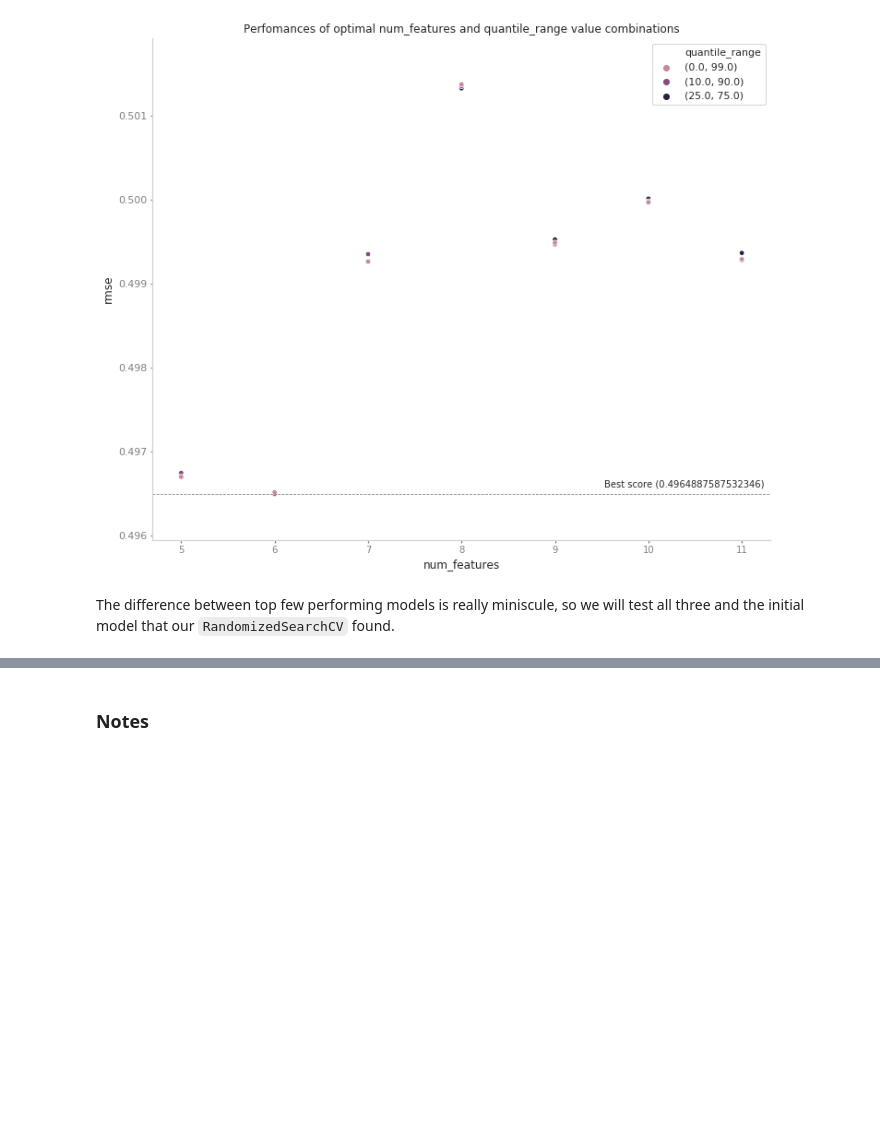
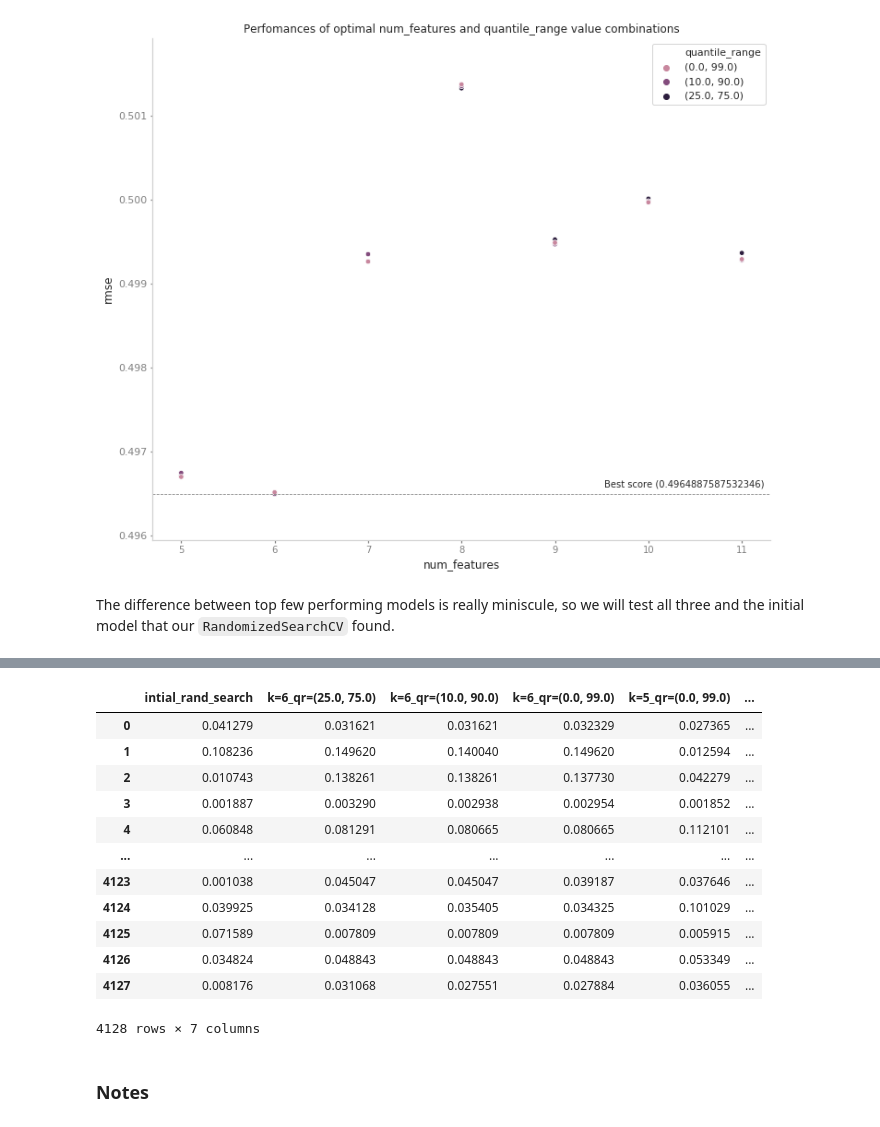
Before and after one commit to LukasRub/data-science-resources, a Jupyter notebook: machine.learning/model.selection/top.feature.selection/custom.transformers.scikit-learn/TopKFeatureSelector.ipynb, the cells around one changed output, grey strips where cells are left out. Saved outputs shown, nothing was run; the diff lists cells and outputs as text; code cells hidden in the pictures; blank space fills up the shorter version.

```diff
--- a/machine.learning/model.selection/top.feature.selection/custom.transformers.scikit-learn/TopKFeatureSelector.ipynb
+++ b/machine.learning/model.selection/top.feature.selection/custom.transformers.scikit-learn/TopKFeatureSelector.ipynb
@@ -804,6 +852,21 @@ for params in top_k_feat_cv_results_df.sort_values('rmse')[:top_k_models_to_test
 # %%
-test_predictions_df.head(30)
-from sklearn.metrics import mean_squared_error
+model_errors_df = pd.DataFrame()
 
 for col in test_predictions_df.columns[1:]:
-    print(f'{col}: {mean_squared_error(test_predictions_df.y_test, test_predictions_df[col])}')
+    model_errors_df[col] = (test_predictions_df['y_test'] - test_predictions_df[col]) ** 2
+
+model_errors_df
+# %% [output]
+|  | intial_rand_search | k=6_qr=(25.0, 75.0) | k=6_qr=(10.0, 90.0) | k=6_qr=(0.0, 99.0) | k=5_qr=(0.0, 99.0) | ... |
+| 0 | 0.041279 | 0.031621 | 0.031621 | 0.032329 | 0.027365 | ... |
+| 1 | 0.108236 | 0.149620 | 0.140040 | 0.149620 | 0.012594 | ... |
+| 2 | 0.010743 | 0.138261 | 0.138261 | 0.137730 | 0.042279 | ... |
+| 3 | 0.001887 | 0.003290 | 0.002938 | 0.002954 | 0.001852 | ... |
+| 4 | 0.060848 | 0.081291 | 0.080665 | 0.080665 | 0.112101 | ... |
+| ... | ... | ... | ... | ... | ... | ... |
+| 4123 | 0.001038 | 0.045047 | 0.045047 | 0.039187 | 0.037646 | ... |
+| 4124 | 0.039925 | 0.034128 | 0.035405 | 0.034325 | 0.101029 | ... |
+| 4125 | 0.071589 | 0.007809 | 0.007809 | 0.007809 | 0.005915 | ... |
+| 4126 | 0.034824 | 0.048843 | 0.048843 | 0.048843 | 0.053349 | ... |
+| 4127 | 0.008176 | 0.031068 | 0.027551 | 0.027884 | 0.036055 | ... |
+4128 rows × 7 columns
```
Also changed, not shown: parts of 20 cells of this notebook.
